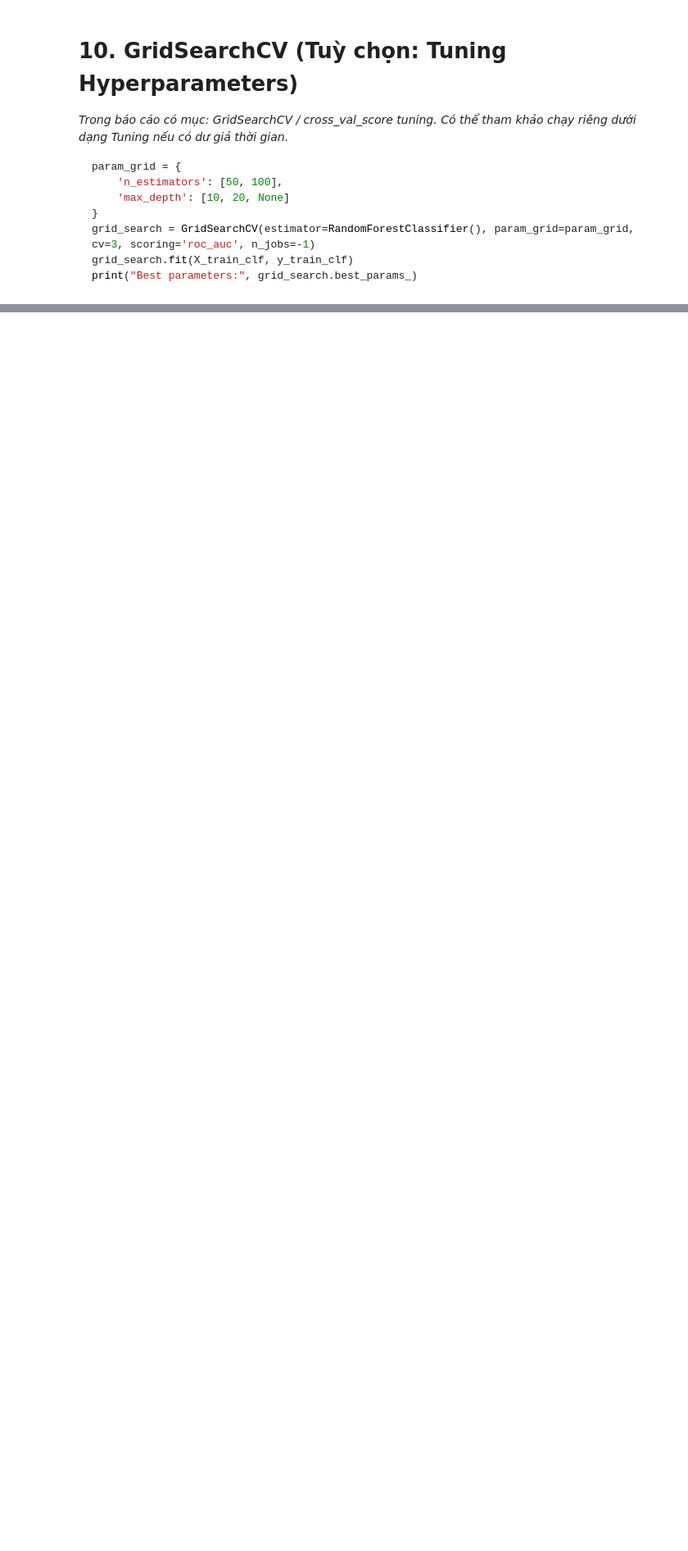
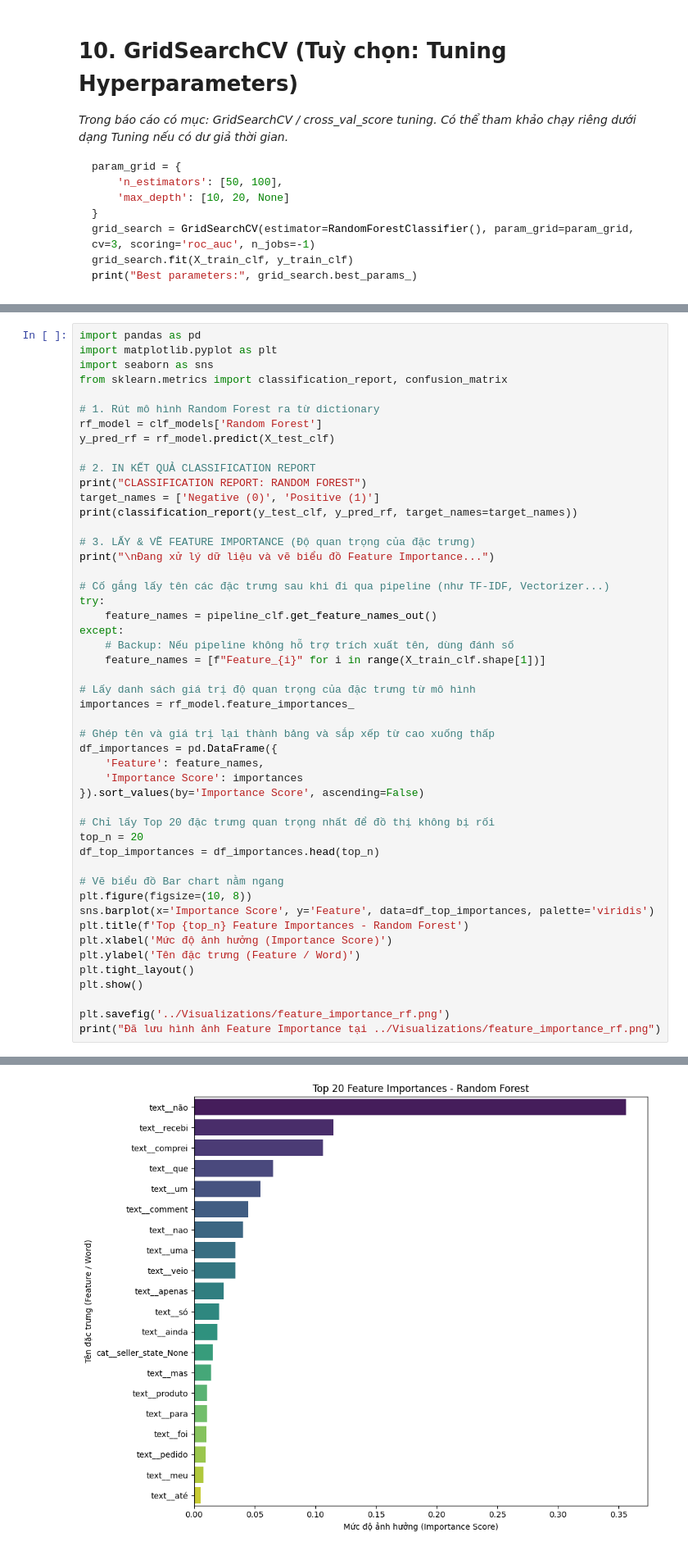
Before and after one commit to tri06052022-blip/BigData-Final-Project, a Jupyter notebook: Notebooks/Modeling_Classification_Regression.ipynb, the cells around one changed output, grey strips where cells are left out. Shown at 82% size. Cells and saved outputs as stored; diff of their text form; blank space fills up the shorter version.

```diff
--- a/Notebooks/Modeling_Classification_Regression.ipynb
+++ b/Notebooks/Modeling_Classification_Regression.ipynb
@@ -424,0 +467,50 @@ print("Best parameters:", grid_search.best_params_)
+# %%
+import pandas as pd
+import matplotlib.pyplot as plt
+import seaborn as sns
+from sklearn.metrics import classification_report, confusion_matrix
+
+# 1. Rút mô hình Random Forest ra từ dictionary
+rf_model = clf_models['Random Forest']
+y_pred_rf = rf_model.predict(X_test_clf)
+
+# 2. IN KẾT QUẢ CLASSIFICATION REPORT
+print("CLASSIFICATION REPORT: RANDOM FOREST")
+target_names = ['Negative (0)', 'Positive (1)']
+print(classification_report(y_test_clf, y_pred_rf, target_names=target_names))
+
+# 3. LẤY & VẼ FEATURE IMPORTANCE (Độ quan trọng của đặc trưng)
+print("\nĐang xử lý dữ liệu và vẽ biểu đồ Feature Importance...")
+
+# Cố gắng lấy tên các đặc trưng sau khi đi qua pipeline (như TF-IDF, Vectorizer...)
+try:
+    feature_names = pipeline_clf.get_feature_names_out()
+except:
+    # Backup: Nếu pipeline không hỗ trợ trích xuất tên, dùng đánh số
+    feature_names = [f"Feature_{i}" for i in range(X_train_clf.shape[1])]
+
+# Lấy danh sách giá trị độ quan trọng của đặc trưng từ mô hình
+importances = rf_model.feature_importances_
+
+# Ghép tên và giá trị lại thành bảng và sắp xếp từ cao xuống thấp
+df_importances = pd.DataFrame({
+    'Feature': feature_names,
+    'Importance Score': importances
+}).sort_values(by='Importance Score', ascending=False)
+
+# Chỉ lấy Top 20 đặc trưng quan trọng nhất để đồ thị không bị rối
+top_n = 20
+df_top_importances = df_importances.head(top_n)
+
+# Vẽ biểu đồ Bar chart nằm ngang
+plt.figure(figsize=(10, 8))
+sns.barplot(x='Importance Score', y='Feature', data=df_top_importances, palette='viridis')
+plt.title(f'Top {top_n} Feature Importances - Random Forest')
+plt.xlabel('Mức độ ảnh hưởng (Importance Score)')
+plt.ylabel('Tên đặc trưng (Feature / Word)')
+plt.tight_layout()
+plt.show()
+
+plt.savefig('../Visualizations/feature_importance_rf.png')
+print("Đã lưu hình ảnh Feature Importance tại ../Visualizations/feature_importance_rf.png")
+# %% [output]
@@ -424,0 +529 @@ print("Best parameters:", grid_search.best_params_)
+[figure, added]
```
Also changed, not shown: parts of 16 cells of this notebook, 7 other files.
